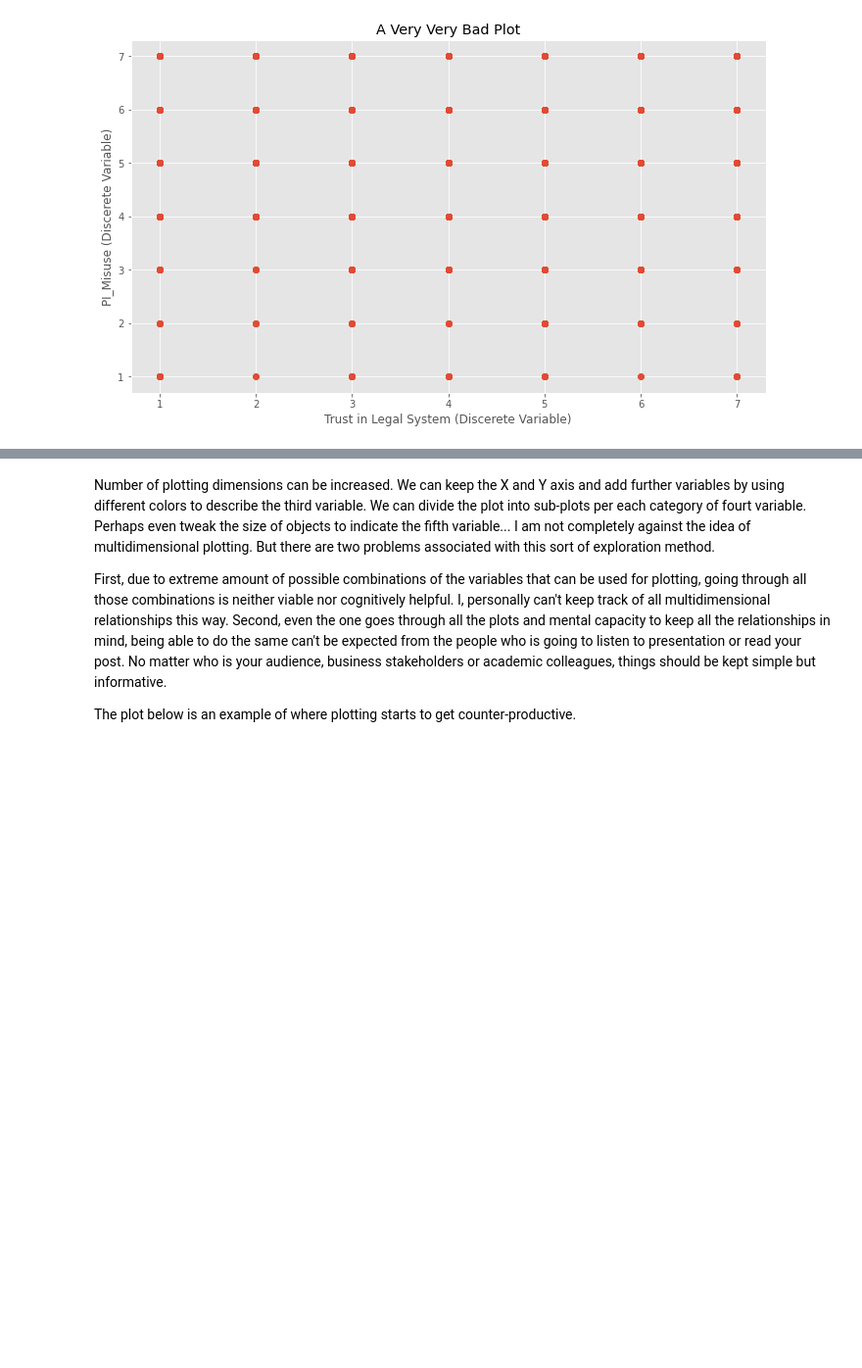
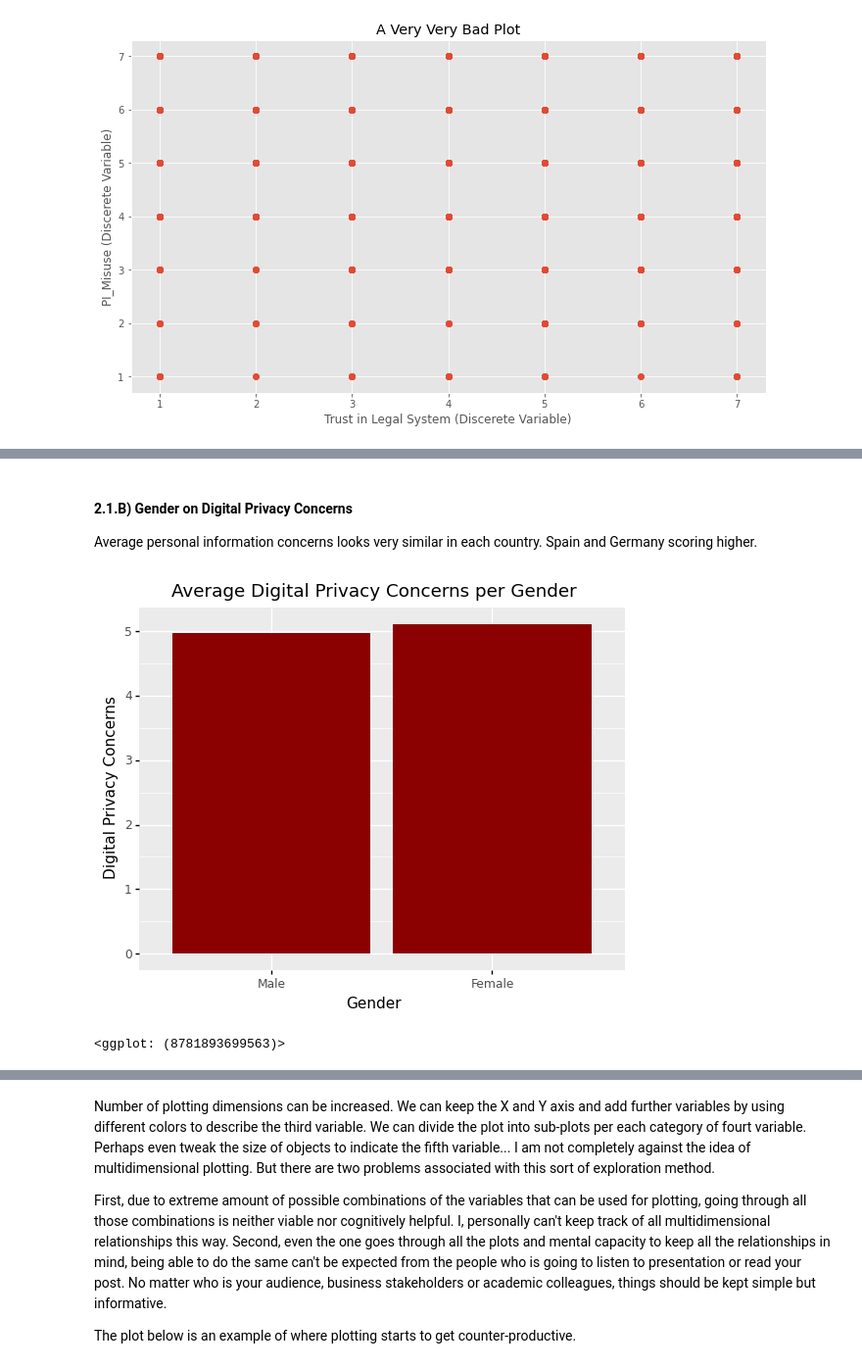
Before and after one commit to tugberkcapraz/pi_concerns, a Jupyter notebook: Post.ipynb, the cells around one changed output, grey strips where cells are left out. Shown at 98% size. Cells and saved outputs as stored; diff of their text form; code cells hidden in the pictures; blank space fills up the shorter version.

```diff
--- a/Post.ipynb
+++ b/Post.ipynb
@@ -608,0 +385,29 @@ cons_vs_pi
+# %% [markdown]
+#### 2.1.B) Gender on Digital Privacy Concerns
+Average personal information concerns looks very similar in each country. Spain and Germany scoring higher.
+# %%
+mask = df.groupby("gender")["pi_concerns"].mean().reset_index().copy()
+mask.dropna(inplace=True)
+
+# Create the plot
+gender_vs_pi = (
+        ggplot(mask,
+               aes(x="factor(gender)", y="pi_concerns")) +
+        geom_col(stat="identity", fill="darkred") +
+        xlab("Gender") +
+        ylab("Digital Privacy Concerns") +
+        ggtitle("Average Digital Privacy Concerns per Gender") +
+        scale_x_discrete(name = "Gender",
+                         breaks=[1,2],
+                         labels=["Male", "Female"])
+                )
+# save plot
+ggplot.save(self=gender_vs_pi,
+            filename="gender_vs_pi.png",
+            path="plots/")
+
+# display the plot
+gender_vs_pi
+# %% [output]
+[figure, added]
+<ggplot: (8781893699563)>
```
Also changed, not shown: parts of 99 cells of this notebook, 23 other files.
